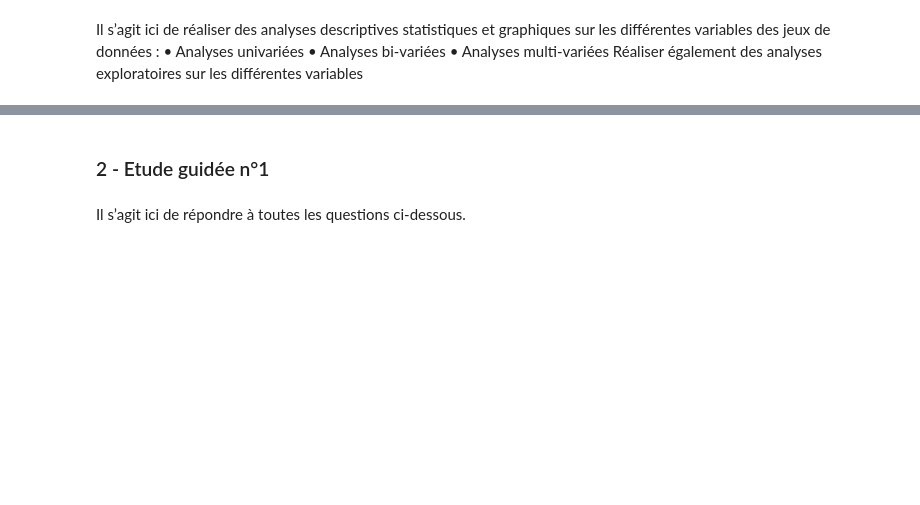
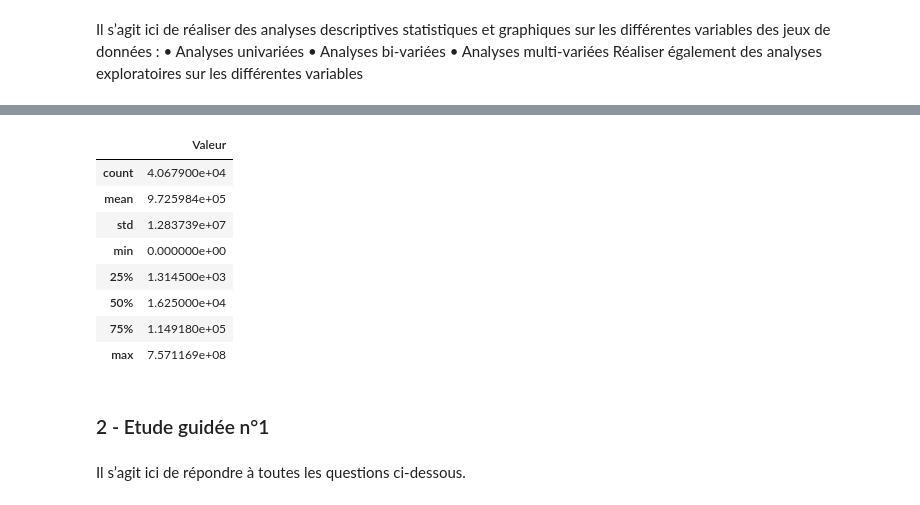
Before and after one commit to data-IA-2023/Groupe-3, a Jupyter notebook: briefs181223 - Mohammed.ipynb, the cells around one changed output, grey strips where cells are left out. Saved outputs shown, nothing was run; the diff lists cells and outputs as text; code cells hidden in the pictures; blank space fills up the shorter version.

```diff
--- a/briefs181223 - Mohammed.ipynb
+++ b/briefs181223 - Mohammed.ipynb
@@ -225,3 +229,16 @@ Réaliser également des analyses exploratoires sur les différentes variables
+# %%
+#Analyses univariées
+FAO2020CPA.describe()
+# %% [output]
+|  | Valeur |
+| count | 4.067900e+04 |
+| mean | 9.725984e+05 |
+| std | 1.283739e+07 |
+| min | 0.000000e+00 |
+| 25% | 1.314500e+03 |
+| 50% | 1.625000e+04 |
+| 75% | 1.149180e+05 |
+| max | 7.571169e+08 |
 # %% [markdown]
 ### 2 - Etude guidée n°1
 # %% [markdown]
```
Also changed, not shown: parts of 4 cells of this notebook.
